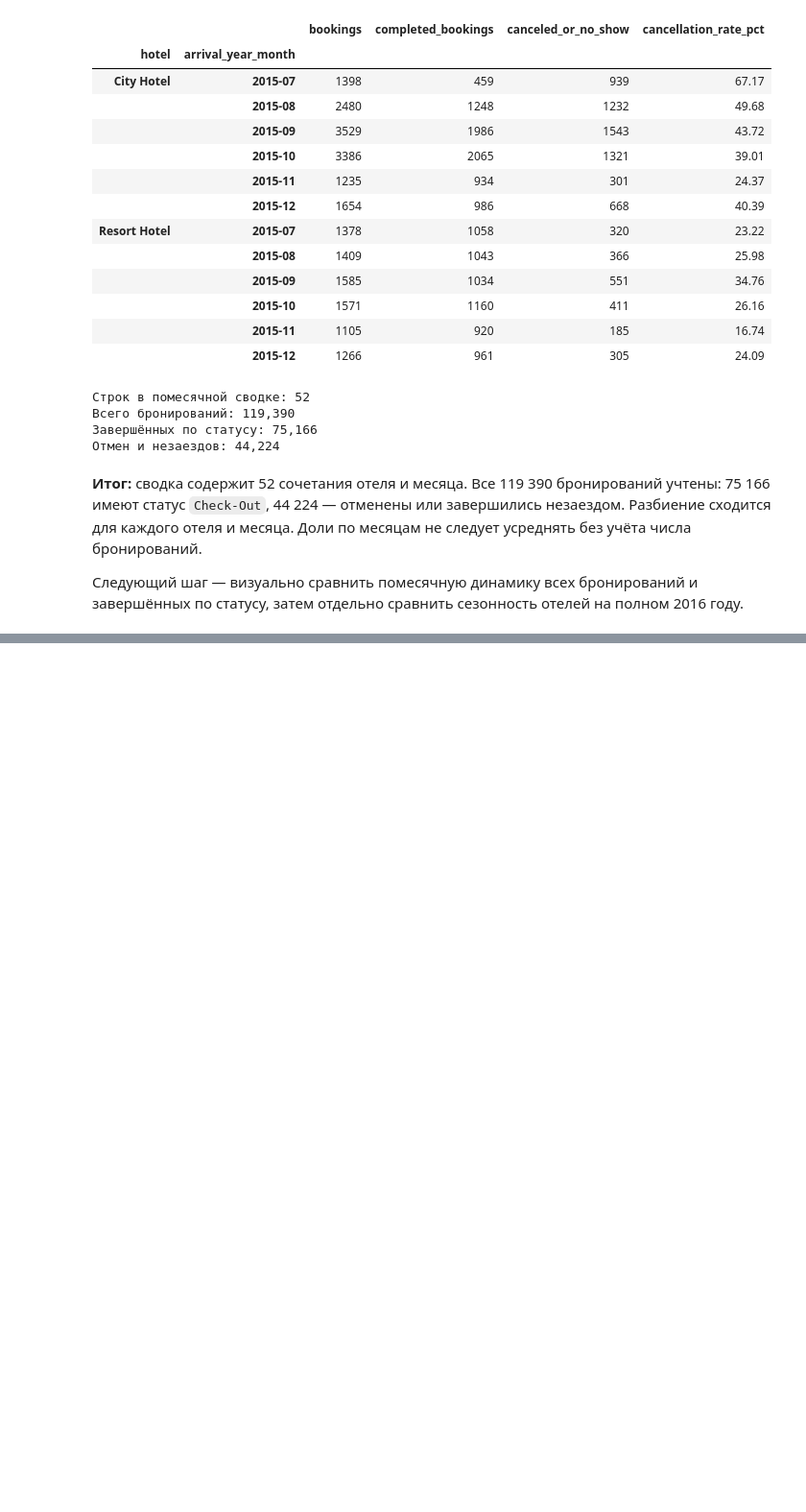
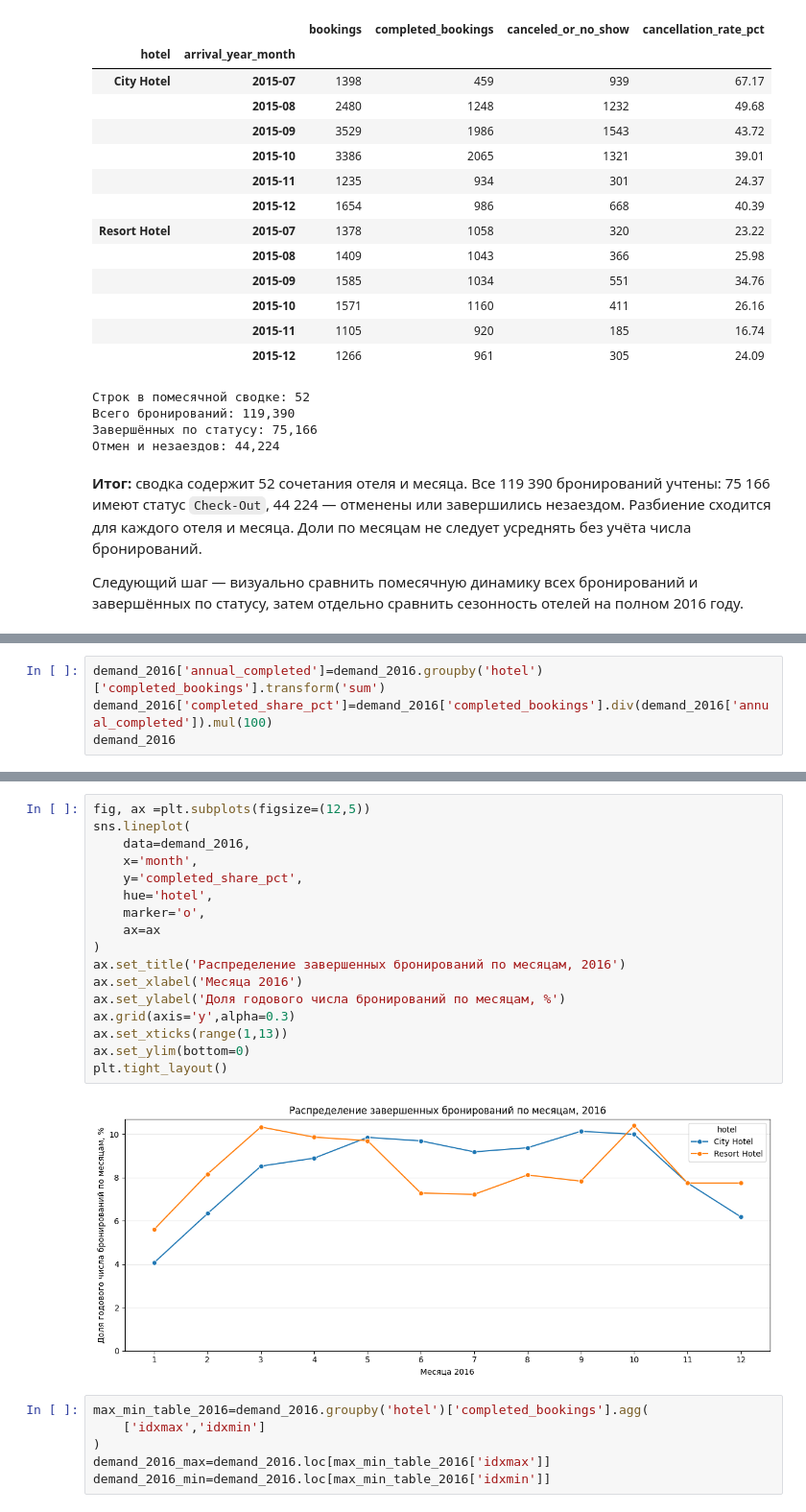
Before and after one commit to prodavec-svg/Hotel_EDA, a Jupyter notebook: notebooks/01_hotel_eda.ipynb, the cells around one changed output, grey strips where cells are left out. Shown at 96% size. Drawn from its saved outputs; the diff is of its cells as text; blank space fills up the shorter version.

```diff
--- a/notebooks/01_hotel_eda.ipynb
+++ b/notebooks/01_hotel_eda.ipynb
@@ -1151,0 +1206,4 @@ plt.tight_layout()
+# %%
+demand_2016['annual_completed']=demand_2016.groupby('hotel')['completed_bookings'].transform('sum')
+demand_2016['completed_share_pct']=demand_2016['completed_bookings'].div(demand_2016['annual_completed']).mul(100)
+demand_2016
@@ -1151,0 +1228,25 @@ plt.tight_layout()
+# %%
+fig, ax =plt.subplots(figsize=(12,5))
+sns.lineplot(
+    data=demand_2016,
+    x='month',
+    y='completed_share_pct',
+    hue='hotel',
+    marker='o',
+    ax=ax
+)
+ax.set_title('Распределение завершенных бронирований по месяцам, 2016')
+ax.set_xlabel('Месяца 2016')
+ax.set_ylabel('Доля годового числа бронирований по месяцам, %')
+ax.grid(axis='y',alpha=0.3)
+ax.set_xticks(range(1,13))
+ax.set_ylim(bottom=0)
+plt.tight_layout()
+# %% [output]
+[figure, added]
+# %%
+max_min_table_2016=demand_2016.groupby('hotel')['completed_bookings'].agg(
+    ['idxmax','idxmin']
+)
+demand_2016_max=demand_2016.loc[max_min_table_2016['idxmax']]
+demand_2016_min=demand_2016.loc[max_min_table_2016['idxmin']]
```
Also changed, not shown: parts of 58 cells of this notebook, 2 other files.
